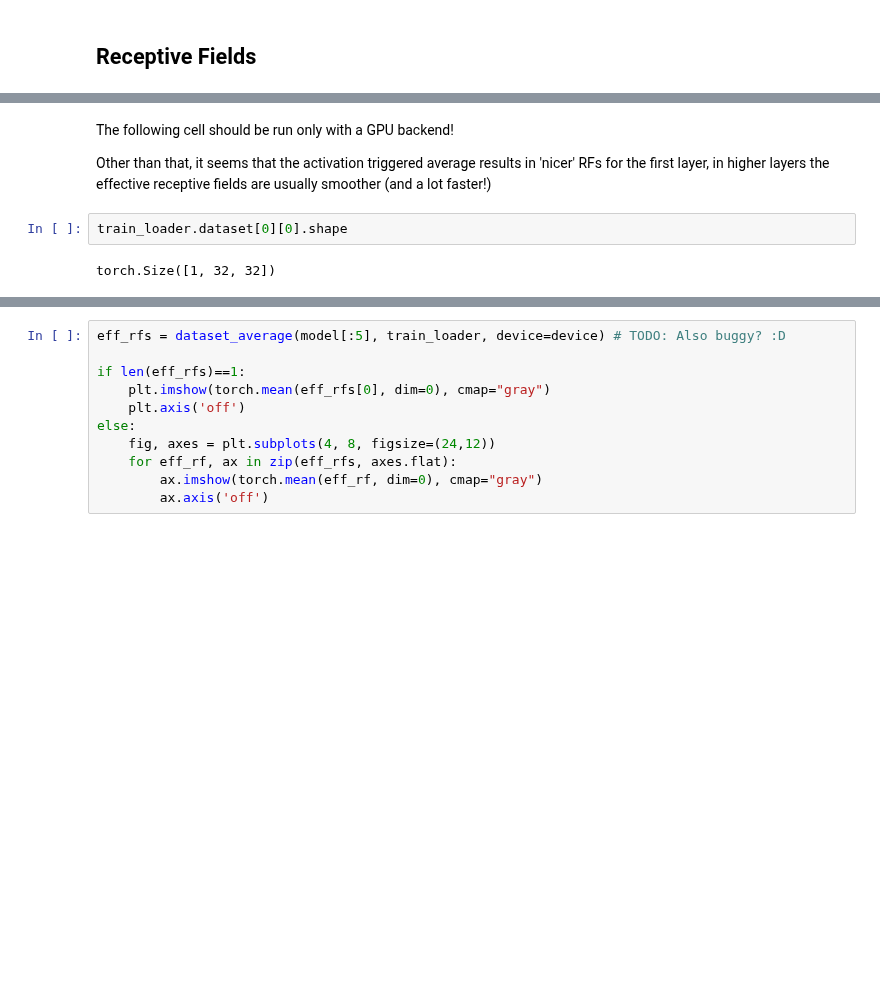
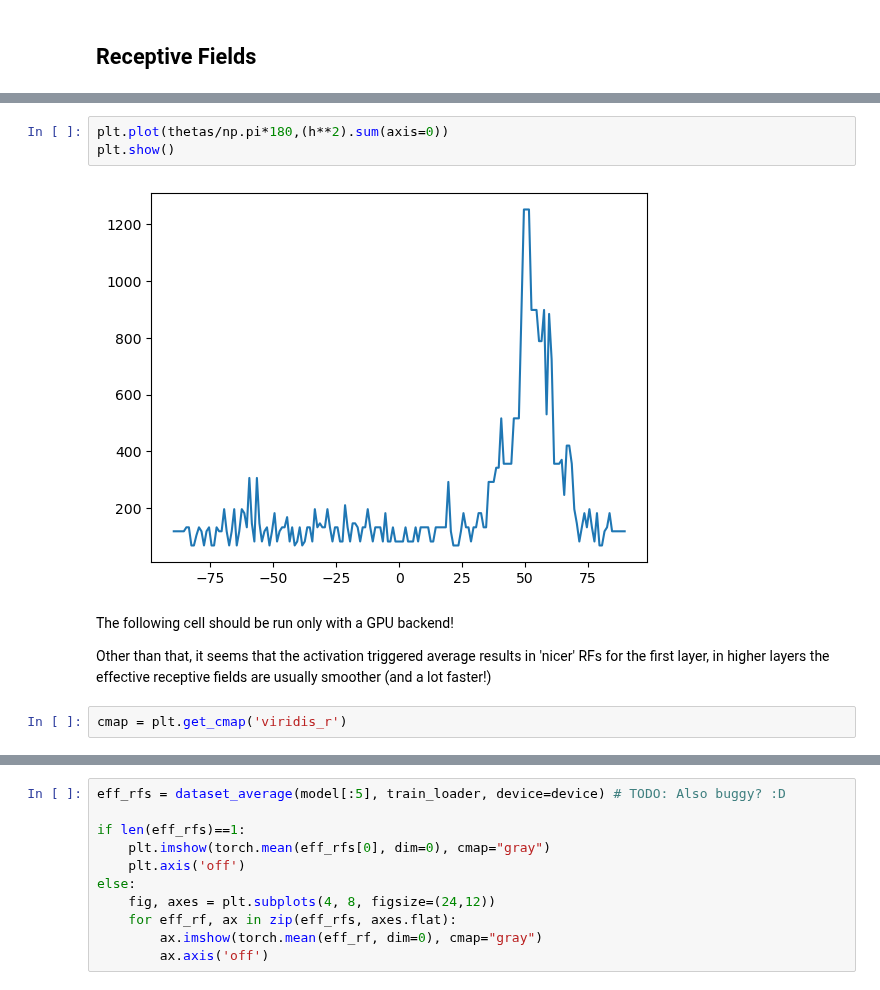
Before and after one commit to fabioseel/receptive-fields, a Jupyter notebook: src/evaluation.ipynb, the cells around one changed output, grey strips where cells are left out. Saved outputs shown, nothing was run; the diff lists cells and outputs as text; blank space fills up the shorter version.

```diff
--- a/src/evaluation.ipynb
+++ b/src/evaluation.ipynb
@@ -95,8 +159,11 @@ torch.Size([96, 23, 23])
+# %%
+plt.plot(thetas/np.pi*180,(h**2).sum(axis=0))
+plt.show()
+# %% [output]
+[figure, added]
 # %% [markdown]
 The following cell should be run only with a GPU backend!
 
 Other than that, it seems that the activation triggered average results in 'nicer' RFs for the first layer, in higher layers the effective receptive fields are usually smoother (and a lot faster!)
-# %%
-train_loader.dataset[0][0].shape
-# %% [output]
-torch.Size([1, 32, 32])
+# %%
+cmap = plt.get_cmap('viridis_r')
```
Also changed, not shown: parts of 8 cells of this notebook, 2 other files.
